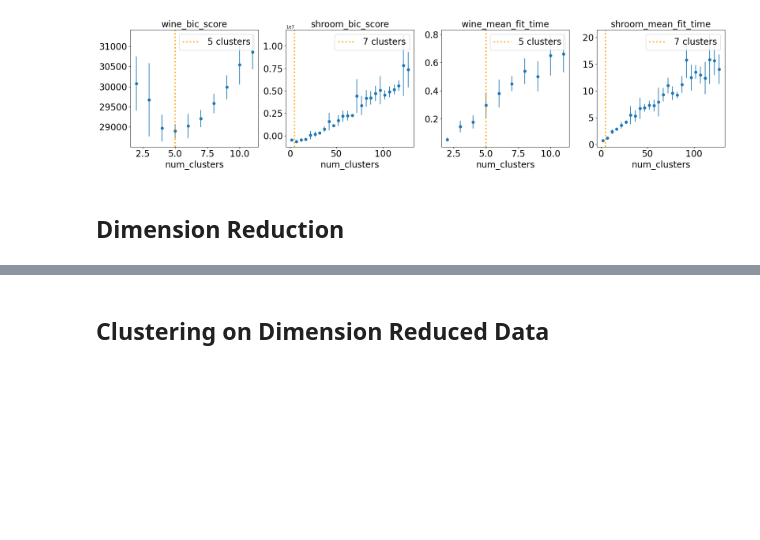
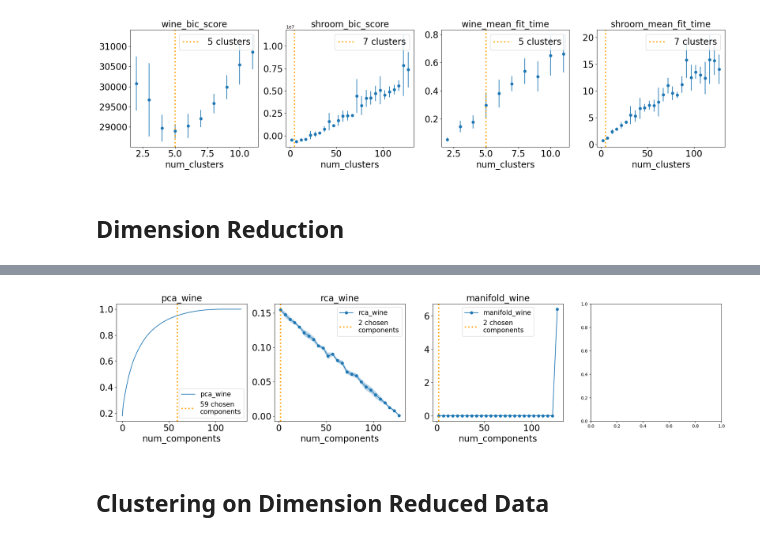
Before and after one commit to lboadi2/machine_learning, a Jupyter notebook: 3_unsupervised_learning/visuals.ipynb, the cells around one changed output, grey strips where cells are left out. Saved outputs shown, nothing was run; the diff lists cells and outputs as text; code cells hidden in the pictures; blank space fills up the shorter version.

```diff
--- a/3_unsupervised_learning/visuals.ipynb
+++ b/3_unsupervised_learning/visuals.ipynb
@@ -213,6 +212,10 @@ x_rca_shroom= pd.read_csv(join(DATA_FOLDER,'x_rca_shroom.csv'))
 df_man_shroom= pd.read_csv(join(DATA_FOLDER,'df_man_shroom.csv'))
 s_man_cluster_shroom= pd.read_csv(join(DATA_FOLDER,'s_man_cluster_shroom.csv'))
 x_man_shroom= pd.read_csv(join(DATA_FOLDER,'x_man_shroom.csv'))
+
+df_ica_shroom= pd.read_csv(join(DATA_FOLDER,'df_ica_shroom.csv'))
+s_ica_cluster_shroom= pd.read_csv(join(DATA_FOLDER,'s_ica_cluster_shroom.csv'))
+x_ica_shroom= pd.read_csv(join(DATA_FOLDER,'x_ica_shroom.csv'))
 # %% [markdown]
 ## Clustering on DRed datasets
 # %%
@@ -521,33 +542,44 @@ plt.show()
 # %%
 # wine DR
 fig, axs = plt.subplots(1,4, figsize=(20,5))
 axs =axs.flatten()
 
 x_data = df_pca_shroom.index
 y_mean = df_pca_shroom['0']
 
 plot_rca_curve(x_data=x_data, y_mean=y_mean, y_std=y_std,
                 axs=axs[0], name='pca_wine', take_mean=False,
                 selected_components=s_pca_cluster_shroom.iloc[0,-1])
 
 x_data = df_rca_shroom['num_components']
 y_mean = df_rca_shroom['mean_recon_error']
 y_std =df_rca_shroom['std_recon_error']
 
 plot_rca_curve(x_data=x_data, y_mean=y_mean, y_std=y_std,
                 axs=axs[1], name='rca_wine', take_mean=True,
                  selected_components=s_rca_cluster_shroom.iloc[0,-1] )
 
 x_data = df_man_shroom['num_components']
 y_mean = df_man_shroom['mean_recon_error']
 y_std =df_man_shroom['std_recon_error']
 
 plot_rca_curve(x_data=x_data, y_mean=y_mean, y_std=y_std,
                 axs=axs[2], name='manifold_wine', take_mean=True,
                   selected_components=s_man_cluster_shroom.iloc[0,-1])
 
+
+x_data = df_ica_shroom['num_components']
+y_mean = df_ica_shroom['mean_kurtosis']
+y_std =df_ica_shroom['std_kurtosis']
+
+plot_rca_curve(x_data=x_data, y_mean=y_mean, y_std=y_std,
+                axs=axs[3], name='ica_wine', take_mean=True,
+                  selected_components=s_ica_cluster_shroom.iloc[0,-1])
+
 plt.tight_layout()
 plt.show()
+# %% [output]
+[figure, added]
 # %% [markdown]
 ## Clustering on Dimension Reduced Data
 # %%
```
Also changed, not shown: parts of 5 cells of this notebook.
